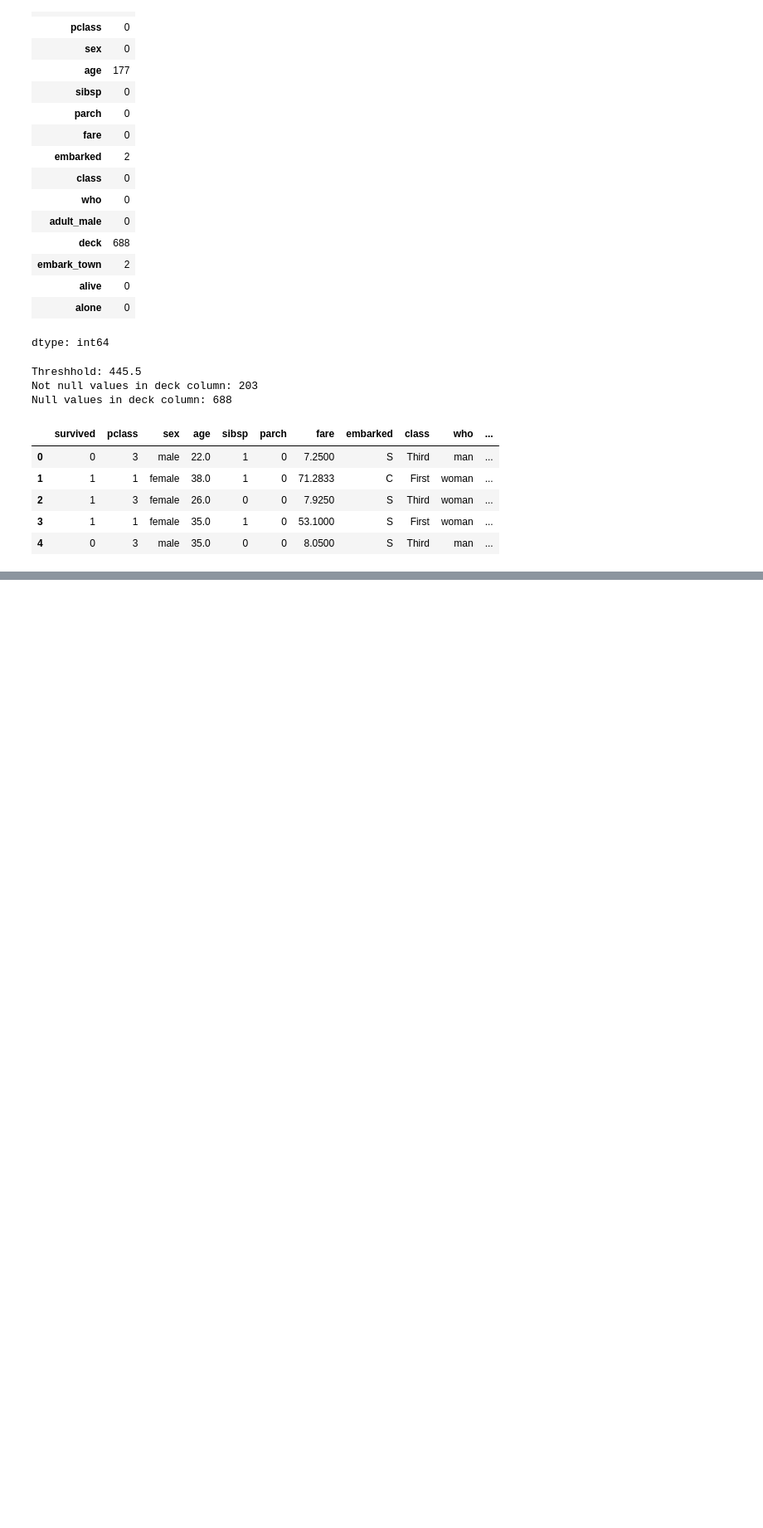
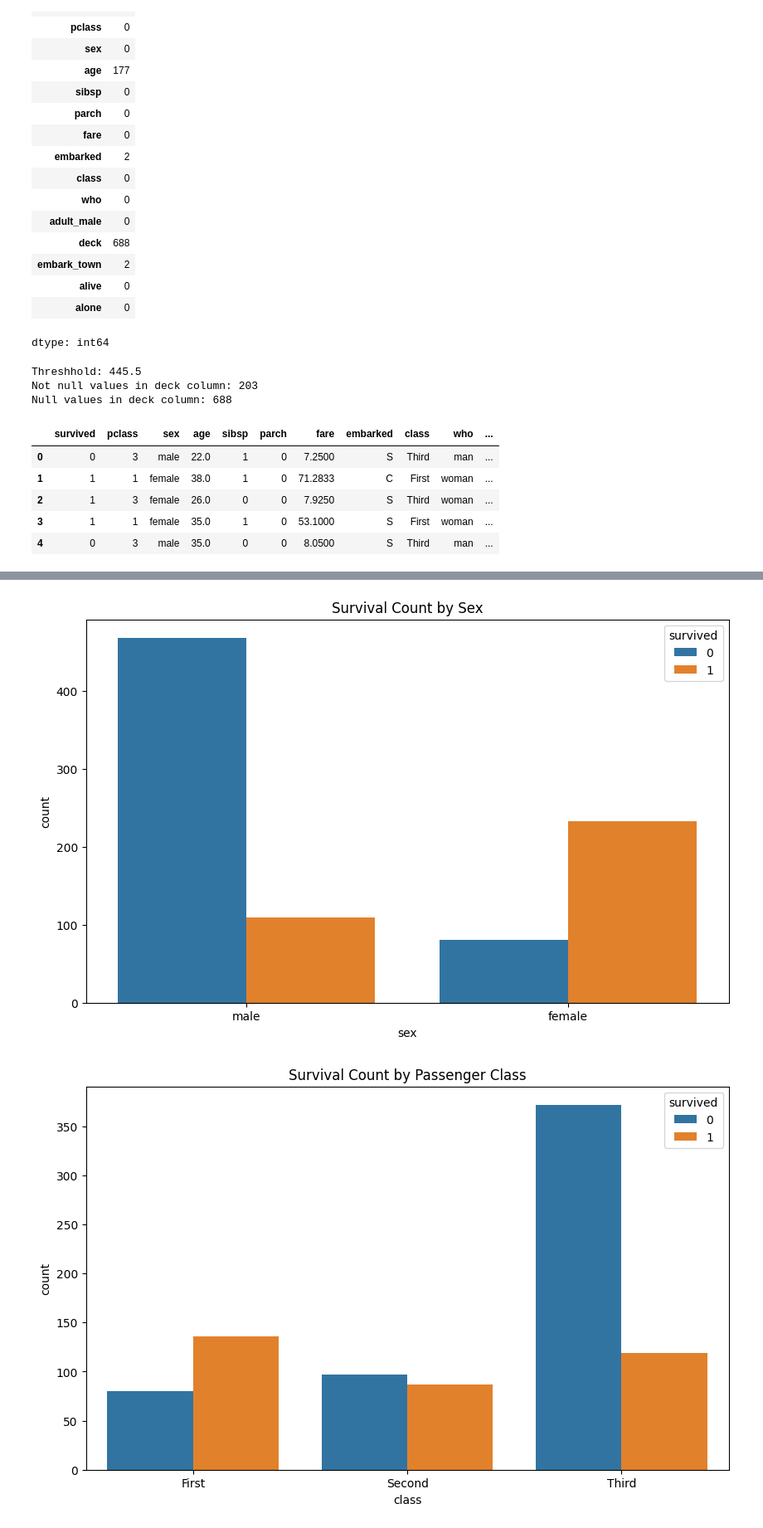
Before and after one commit to MahletTesfaye/EAD-analysis, a Jupyter notebook: EDA_Analysis.ipynb, the cells around one changed output, grey strips where cells are left out. Shown at 83% size. Drawn from its saved outputs; the diff is of its cells as text; code cells hidden in the pictures; blank space fills up the shorter version.

```diff
--- a/EDA_Analysis.ipynb
+++ b/EDA_Analysis.ipynb
@@ -213,0 +147,14 @@ plt.show()
+# %%
+# Categorical analysis - Countplot of sex and class with survival (Univariant plots)
+plt.figure(figsize=(10, 6))
+sns.countplot(x='sex', hue='survived', data=data_cleaned)
+plt.title('Survival Count by Sex')
+plt.show()
+
+plt.figure(figsize=(10, 6))
+sns.countplot(x='class', hue='survived', data=data_cleaned)
+plt.title('Survival Count by Passenger Class')
+plt.show()
+# %% [output]
+[figure, added]
+[figure, added]
```
Also changed, not shown: parts of 15 cells of this notebook.
